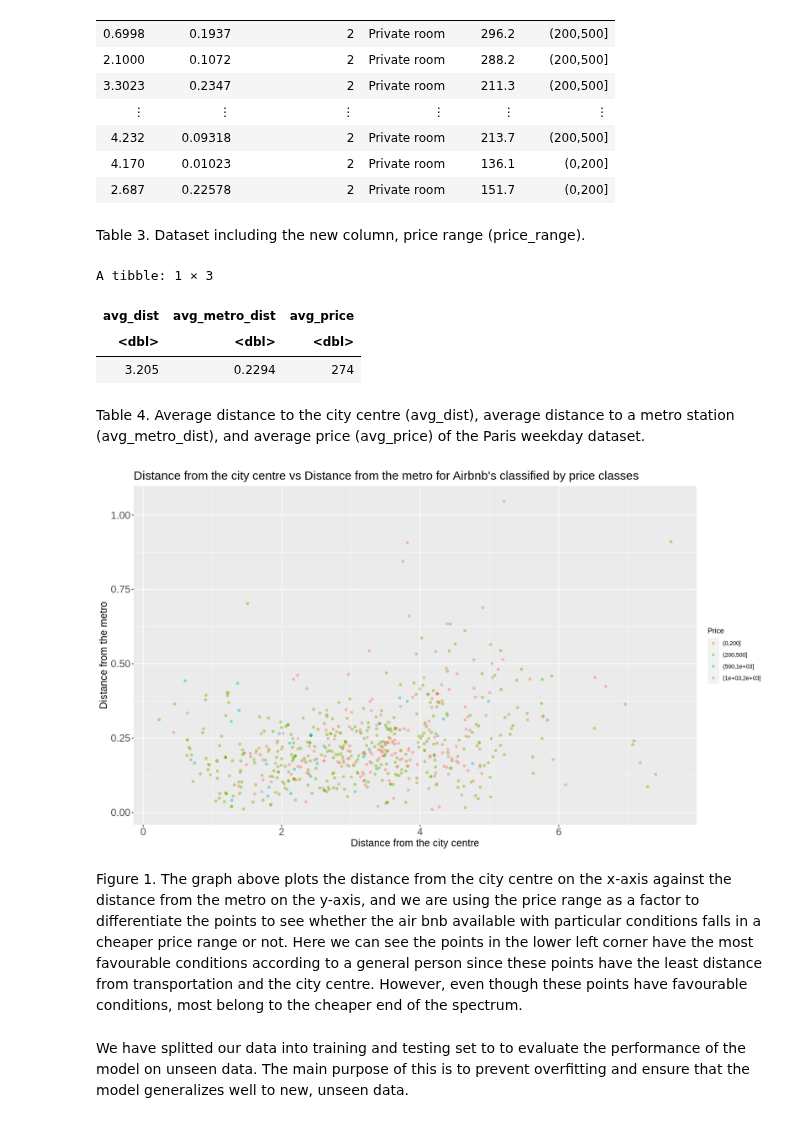
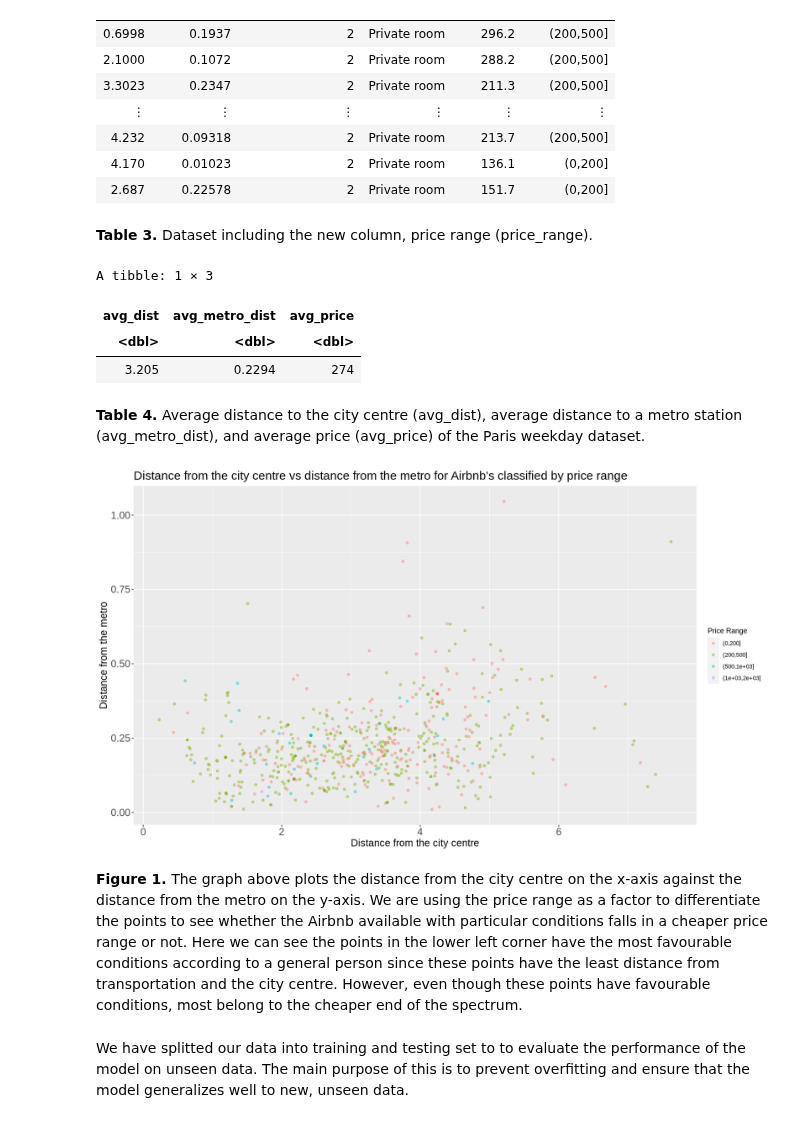
Before and after one commit to chadsc79/dsci-100-2022w2-group-7-section-005, a Jupyter notebook: dsci100_group_project_report_005.ipynb, the cells around one changed output. Drawn from its saved outputs; the diff is of its cells as text; code cells hidden in the pictures.

```diff
--- a/dsci100_group_project_report_005.ipynb
+++ b/dsci100_group_project_report_005.ipynb
@@ -136,7 +136,7 @@ A tibble: 645 × 6
 | 4.170 | 0.01023 | 2 | Private room | 136.1 | (0,200] |
 | 2.687 | 0.22578 | 2 | Private room | 151.7 | (0,200] |
 # %% [markdown]
-Table 3. Dataset including the new column, price range (price_range).
+**Table 3.** Dataset including the new column, price range (price_range).
 # %%
 #find the training set average of each variable
 options(digits = 4)
@@ -152,24 +152,24 @@ A tibble: 1 × 3
 | <dbl> | <dbl> | <dbl> |
 | 3.205 | 0.2294 | 274 |
 # %% [markdown]
-Table 4. Average distance to the city centre (avg_dist), average distance to a metro station (avg_metro_dist), and average price (avg_price) of the Paris weekday dataset.
+**Table 4.** Average distance to the city centre (avg_dist), average distance to a metro station (avg_metro_dist), and average price (avg_price) of the Paris weekday dataset.
 # %%
 #scatterplot of distance from the city centre and distance from the metro for private room types, categorized by price
 options(repr.plot.width = 14, repr.plot.height = 8)
 
 dataset_visual <- paris_clean_dataset|>
     ggplot( aes(x = dist, y = metro_dist, color = price_range))+
     geom_point(alpha = 0.4) +
-    labs(x = "Distance from the city centre", y = "Distance from the metro", color = "Price")+
-    ggtitle("Distance from the city centre vs Distance from the metro for Airbnb's classified by price classes")+
+    labs(x = "Distance from the city centre", y = "Distance from the metro", color = "Price range")+
+    ggtitle("Distance from the city centre vs distance from the metro for Airbnb's classified by price range")+
     theme(axis.text = element_text(size = 15),
     axis.title = element_text(size = 15),
     plot.title = element_text(size = 18))
 dataset_visual
 # %% [output]
-[figure, old version]
+[figure, new version]
 # %% [markdown]
-Figure 1. The graph above plots the distance from the city centre on the x-axis against the distance from the metro on the y-axis, and we are using the price range as a factor to differentiate the points to see whether the air bnb available with particular conditions falls in a cheaper price range or not. Here we can see the points in the lower left corner have the most favourable conditions according to a general person since these points have the least distance from transportation and the city centre. However, even though these points have favourable conditions, most belong to the cheaper end of the spectrum.
+**Figure 1.** The graph above plots the distance from the city centre on the x-axis against the distance from the metro on the y-axis. We are using the price range as a factor to differentiate the points to see whether the Airbnb available with particular conditions falls in a cheaper price range or not. Here we can see the points in the lower left corner have the most favourable conditions according to a general person since these points have the least distance from transportation and the city centre. However, even though these points have favourable conditions, most belong to the cheaper end of the spectrum.
 # %% [markdown]
 We have splitted our data into training and testing set to to evaluate the performance of the model on unseen data. The main purpose of this is to prevent overfitting and ensure that the model generalizes well to new, unseen data.
 # %%
```
Also changed, not shown: parts of 9 cells of this notebook.
